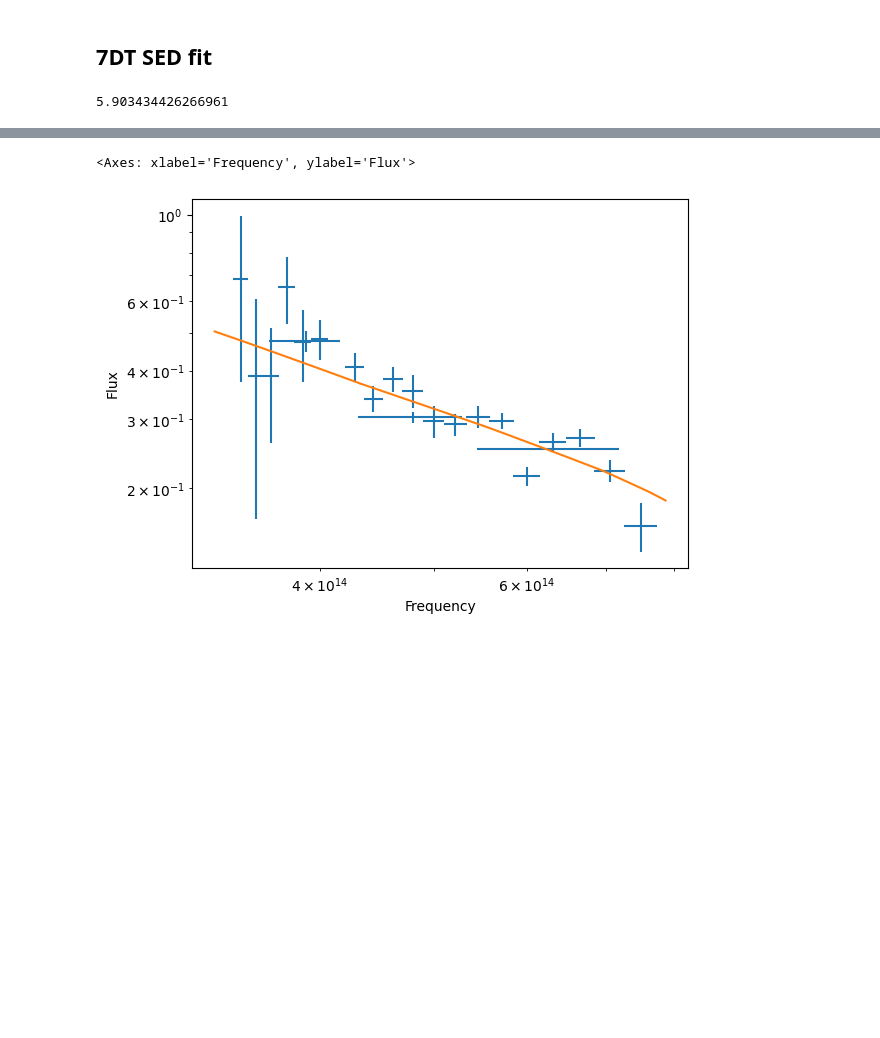
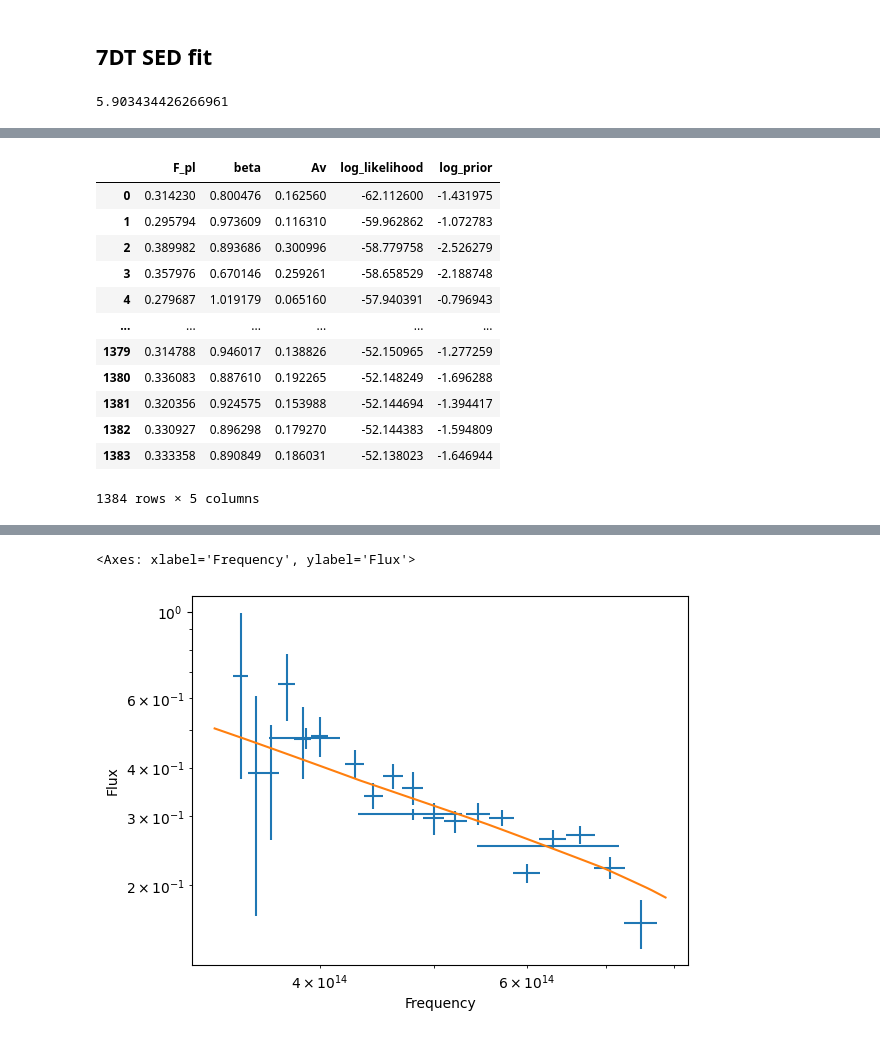
Before and after one commit to 7DimensionalTelescope/GRB251013C, a Jupyter notebook: spectrum.ipynb, the cells around one changed output, grey strips where cells are left out. Cells and saved outputs as stored; diff of their text form; code cells hidden in the pictures; blank space fills up the shorter version.

```diff
--- a/spectrum.ipynb
+++ b/spectrum.ipynb
@@ -40,0 +72,16 @@ AttributeError: 'function' object has no attribute 'marginalized_parameters'
+# %%
+alz_sed.sampler.posterior
+# %% [output]
+|  | F_pl | beta | Av | log_likelihood | log_prior |
+| 0 | 0.314230 | 0.800476 | 0.162560 | -62.112600 | -1.431975 |
+| 1 | 0.295794 | 0.973609 | 0.116310 | -59.962862 | -1.072783 |
+| 2 | 0.389982 | 0.893686 | 0.300996 | -58.779758 | -2.526279 |
+| 3 | 0.357976 | 0.670146 | 0.259261 | -58.658529 | -2.188748 |
+| 4 | 0.279687 | 1.019179 | 0.065160 | -57.940391 | -0.796943 |
+| ... | ... | ... | ... | ... | ... |
+| 1379 | 0.314788 | 0.946017 | 0.138826 | -52.150965 | -1.277259 |
+| 1380 | 0.336083 | 0.887610 | 0.192265 | -52.148249 | -1.696288 |
+| 1381 | 0.320356 | 0.924575 | 0.153988 | -52.144694 | -1.394417 |
+| 1382 | 0.330927 | 0.896298 | 0.179270 | -52.144383 | -1.594809 |
+| 1383 | 0.333358 | 0.890849 | 0.186031 | -52.138023 | -1.646944 |
+1384 rows × 5 columns
```
Also changed, not shown: parts of 6 cells of this notebook, 1 other file.
